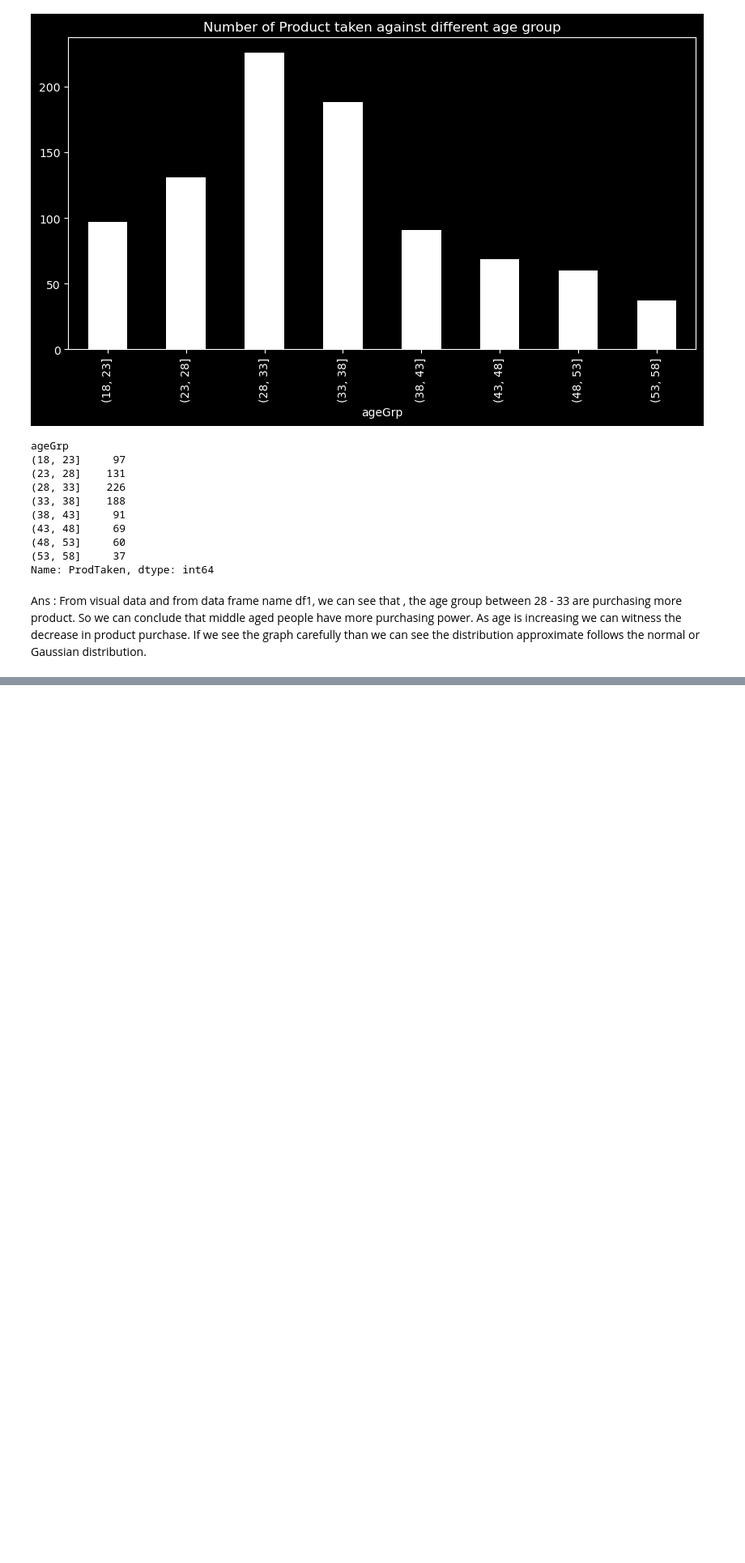
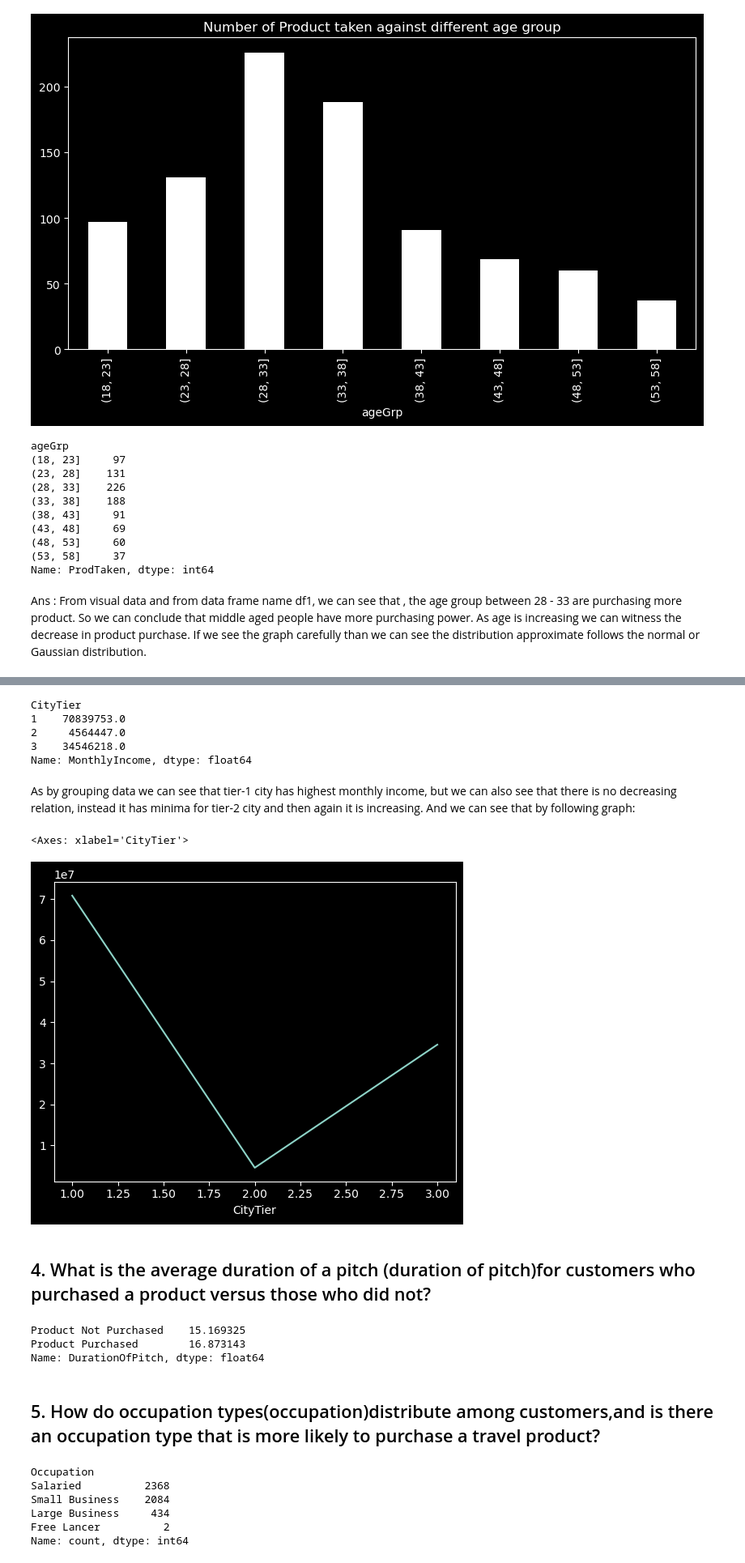
Before and after one commit to Shoyeb45/MiniProjects, a Jupyter notebook: PythonAssign/EDA/main.ipynb, the cells around one changed output, grey strips where cells are left out. Shown at 81% size. Saved outputs shown, nothing was run; the diff lists cells and outputs as text; code cells hidden in the pictures; blank space fills up the shorter version.

```diff
--- a/PythonAssign/EDA/main.ipynb
+++ b/PythonAssign/EDA/main.ipynb
@@ -97,0 +131,18 @@ If we see the graph carefully than we can see the distribution approximate follo
+# %%
+df2 = df.groupby("CityTier")["MonthlyIncome"].sum()
+df2
+# %% [output]
+CityTier
+1    70839753.0
+2     4564447.0
+3    34546218.0
+Name: MonthlyIncome, dtype: float64
+# %% [markdown]
+As by grouping data we can see that tier-1 city has highest monthly income, but we can also see that there is no decreasing relation, instead it has minima for tier-2 city and then again it is increasing. And we can see that by following graph:
+# %%
+df2.plot(kind='line')
+# %% [output]
+<Axes: xlabel='CityTier'>
+[figure, added]
+# %% [markdown]
+## 4. What is the average duration of a pitch (duration of pitch)for customers who purchased a product versus those who did not?
@@ -97,0 +152,19 @@ If we see the graph carefully than we can see the distribution approximate follo
+# %%
+df3
+# %% [output]
+Product Not Purchased    15.169325
+Product Purchased        16.873143
+Name: DurationOfPitch, dtype: float64
+# %% [markdown]
+## 5. How do occupation types(occupation)distribute among customers,and is there an occupation type that is more likely to purchase a travel product?
+# %%
+# Distribution of types of occupation among customers
+df3 = df["Occupation"].value_counts()
+df3
+# %% [output]
+Occupation
+Salaried          2368
+Small Business    2084
+Large Business     434
+Free Lancer          2
+Name: count, dtype: int64
```
Also changed, not shown: parts of 19 cells of this notebook.
